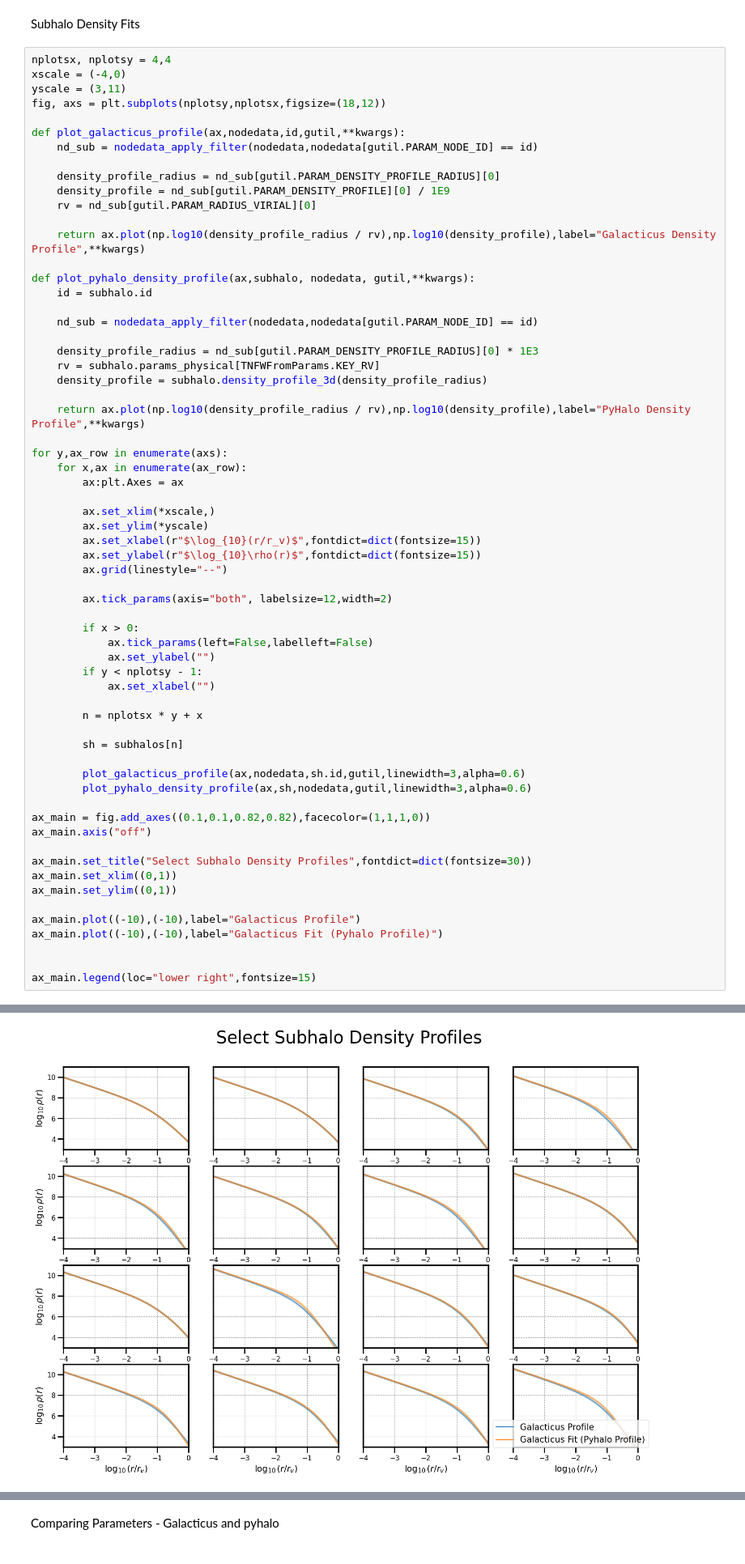
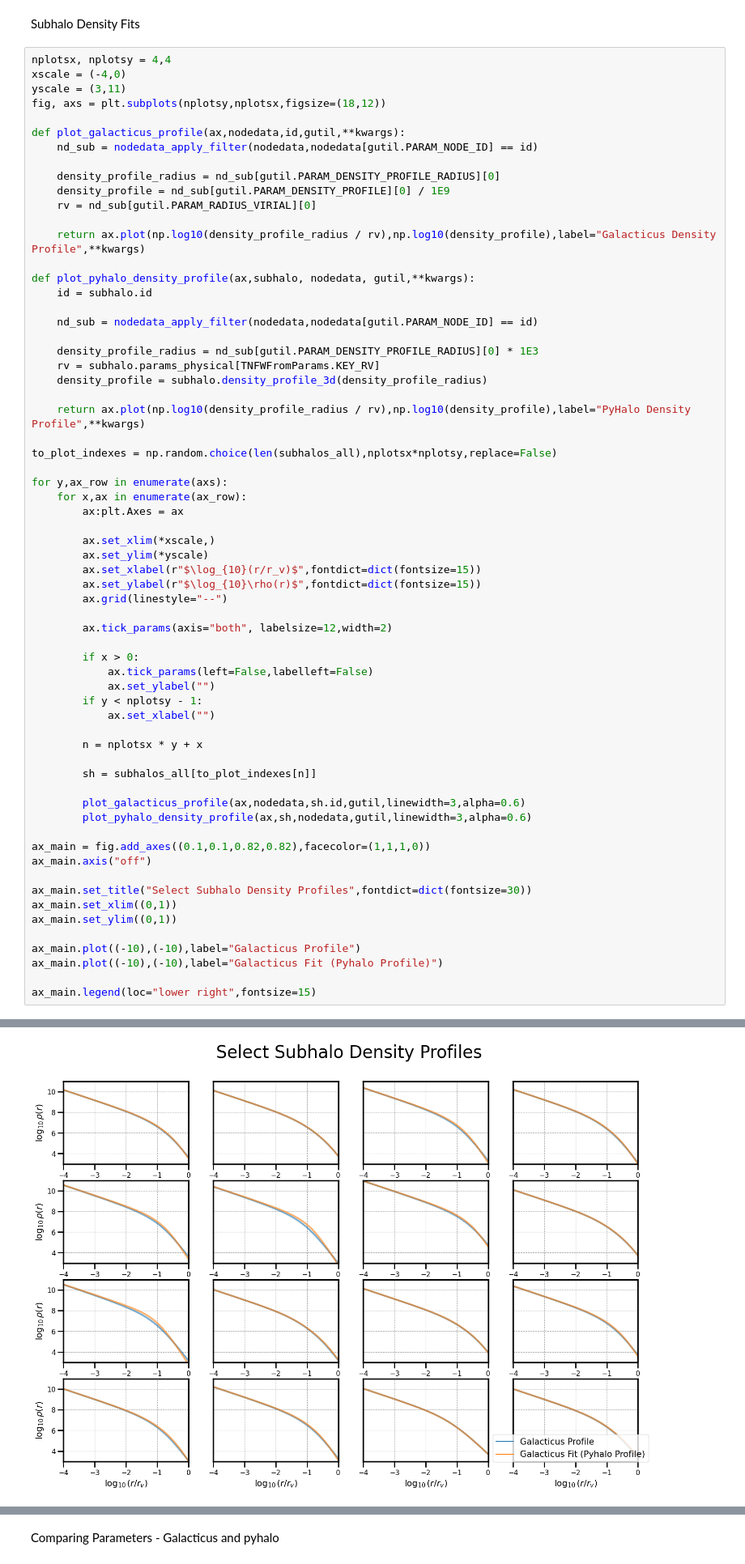
Before and after one commit to dangilman/pyHalo, a Jupyter notebook: example_notebooks/from_galacticus.ipynb, the cells around one changed output, grey strips where cells are left out. Shown at 81% size. Drawn from its saved outputs; the diff is of its cells as text.

```diff
--- a/example_notebooks/from_galacticus.ipynb
+++ b/example_notebooks/from_galacticus.ipynb
@@ -160,6 +160,8 @@ def plot_pyhalo_density_profile(ax,subhalo, nodedata, gutil,**kwargs):
 
     return ax.plot(np.log10(density_profile_radius / rv),np.log10(density_profile),label="PyHalo Density Profile",**kwargs)
 
+to_plot_indexes = np.random.choice(len(subhalos_all),nplotsx*nplotsy,replace=False)
+
 for y,ax_row in enumerate(axs):
     for x,ax in enumerate(ax_row):
         ax:plt.Axes = ax
@@ -170,36 +172,35 @@ for y,ax_row in enumerate(axs):
         ax.set_ylabel(r"$\log_{10}\rho(r)$",fontdict=dict(fontsize=15))
         ax.grid(linestyle="--")
 
         ax.tick_params(axis="both", labelsize=12,width=2)
 
         if x > 0:
             ax.tick_params(left=False,labelleft=False)
             ax.set_ylabel("")
         if y < nplotsy - 1:
             ax.set_xlabel("")
 
         n = nplotsx * y + x
 
-        sh = subhalos[n]
+        sh = subhalos_all[to_plot_indexes[n]]
 
         plot_galacticus_profile(ax,nodedata,sh.id,gutil,linewidth=3,alpha=0.6)
         plot_pyhalo_density_profile(ax,sh,nodedata,gutil,linewidth=3,alpha=0.6)
 
 ax_main = fig.add_axes((0.1,0.1,0.82,0.82),facecolor=(1,1,1,0))
 ax_main.axis("off")
 
 ax_main.set_title("Select Subhalo Density Profiles",fontdict=dict(fontsize=30))
 ax_main.set_xlim((0,1))
 ax_main.set_ylim((0,1))
 
 ax_main.plot((-10),(-10),label="Galacticus Profile")
 ax_main.plot((-10),(-10),label="Galacticus Fit (Pyhalo Profile)")
 
-
 ax_main.legend(loc="lower right",fontsize=15)
 # %% [output]
 <matplotlib.legend.Legend at 0x...>
-[figure, old version]
+[figure, new version]
 # %%
 fig, ax = plt.subplots(figsize=(9,6))
 ax.hist(nodedata['metricTidalTruncationNFW'], bins=np.logspace(-11,0,25), density=True)
```
Also changed, not shown: parts of 9 cells of this notebook, 2 other files.
